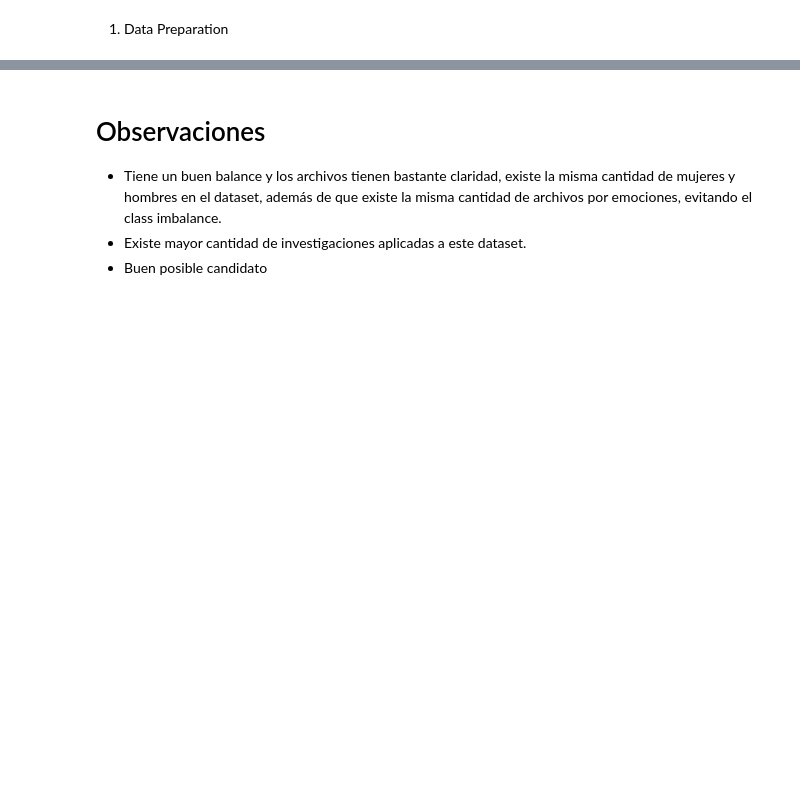
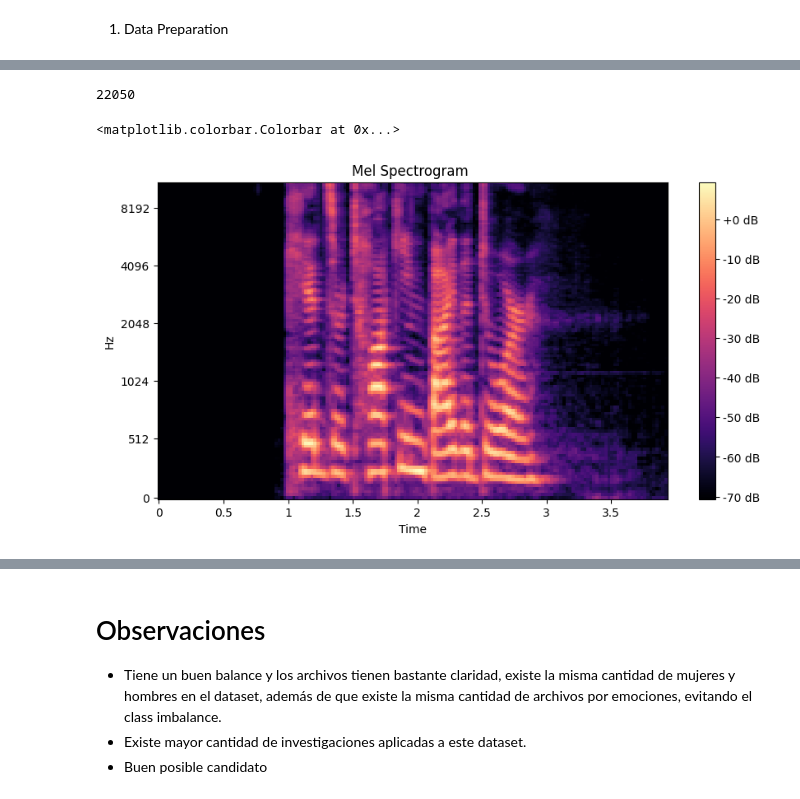
Before and after one commit to aenoboa1/multimodal-emotion-serfer, a Jupyter notebook: Notebooks/ravdess/Exp-001.ipynb, the cells around one changed output, grey strips where cells are left out. Saved outputs shown, nothing was run; the diff lists cells and outputs as text; code cells hidden in the pictures; blank space fills up the shorter version.

```diff
--- a/Notebooks/ravdess/Exp-001.ipynb
+++ b/Notebooks/ravdess/Exp-001.ipynb
@@ -100,0 +102,17 @@ plt.show()
+# %%
+data,sr = librosa.load(file_path[0])
+sr
+# %% [output]
+22050
+# %%
+
+# CREATE LOG MEL SPECTROGRAM
+plt.figure(figsize=(10, 5))
+spectrogram = librosa.feature.melspectrogram(y=data, sr=sr, n_mels=128,fmax=8000)
+log_spectrogram = librosa.power_to_db(spectrogram)
+librosa.display.specshow(log_spectrogram, y_axis='mel', sr=sr, x_axis='time');
+plt.title('Mel Spectrogram ')
+plt.colorbar(format='%+2.0f dB')
+# %% [output]
+<matplotlib.colorbar.Colorbar at 0x...>
+[figure, added]
```
Also changed, not shown: parts of 11 cells of this notebook.
